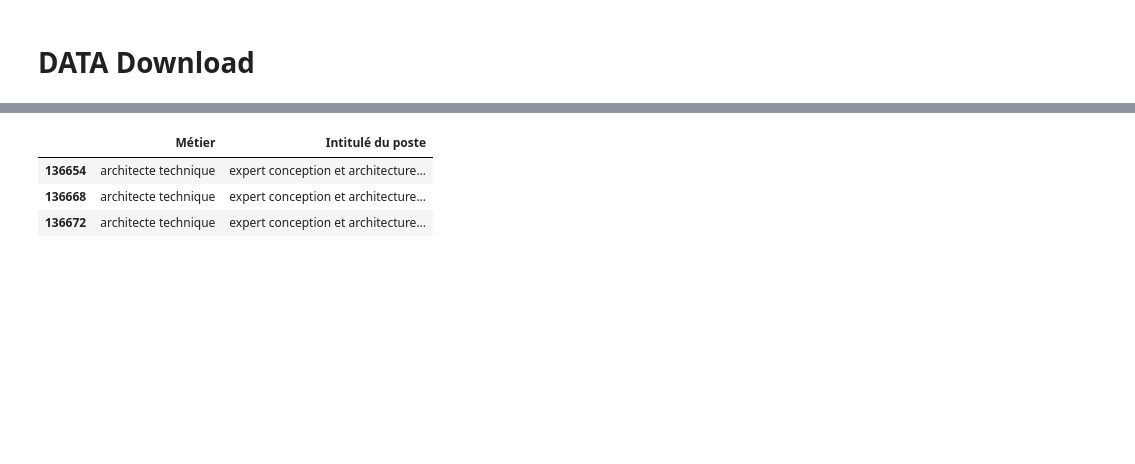
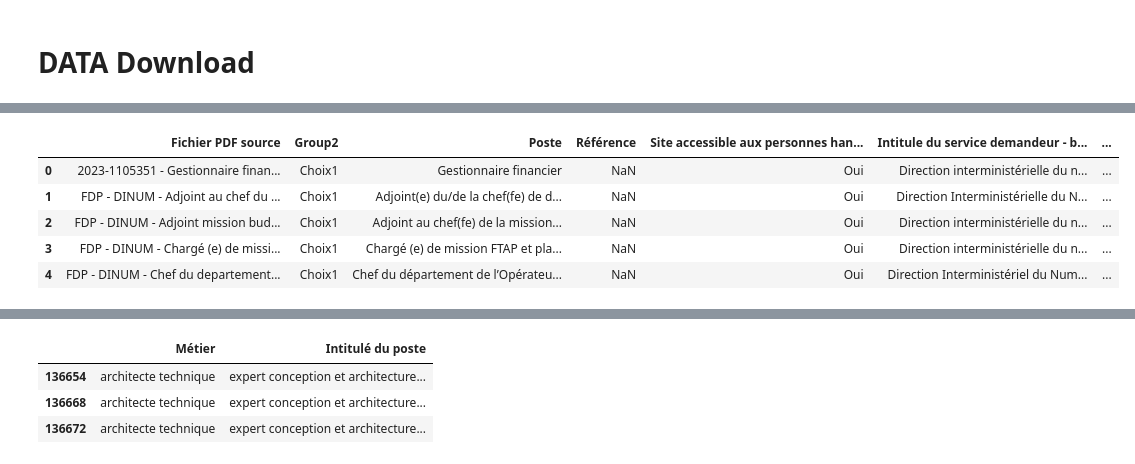
Before and after one commit to johnplt/ted, a Jupyter notebook: notebook/ted.ipynb, the cells around one changed output, grey strips where cells are left out. Drawn from its saved outputs; the diff is of its cells as text; code cells hidden in the pictures; blank space fills up the shorter version.

```diff
--- a/notebook/ted.ipynb
+++ b/notebook/ted.ipynb
@@ -96,0 +102,3 @@ with fs.open(FILE_PATH_TED_S3+"/Bulloterie_10_Saison_2.xlsx", mode="rb") as file
+# %%
+with fs.open(FILE_PATH_TED_S3+"/dila_refOrga_admin_Etat_fr_20230505.json", mode="rb") as file_in:
+    orga =  pd.read_json(file_in)
@@ -97,3 +121,15 @@ with fs.open(FILE_PATH_TED_S3+"/Bulloterie_10_Saison_2.xlsx", mode="rb") as file
+# %%
+with fs.open(BUCKET_CLEM+"/Fiche de Poste DINUM - francetransfert-3595970061- pdf.csv", mode="rb") as file_in:
+    fdp_dinum_df = pd.read_csv(file_in, sep=";",encoding='Windows-1252')
+# %%
+fdp_dinum_df.head(5)
+# %% [output]
+|  | Fichier PDF source | Group2 | Poste | Référence | Site accessible aux personnes han... | Intitule du service demandeur - b... | ... |
+| 0 | 2023-1105351 - Gestionnaire finan... | Choix1 | Gestionnaire financier | NaN | Oui | Direction interministérielle du n... | ... |
+| 1 | FDP - DINUM - Adjoint au chef du ... | Choix1 | Adjoint(e) du/de la chef(fe) de d... | NaN | Oui | Direction Interministérielle du N... | ... |
+| 2 | FDP - DINUM - Adjoint mission bud... | Choix1 | Adjoint au chef(fe) de la mission... | NaN | Oui | Direction interministérielle du n... | ... |
+| 3 | FDP - DINUM - Chargé (e) de missi... | Choix1 | Chargé (e) de mission FTAP et pla... | NaN | Oui | Direction interministérielle du n... | ... |
+| 4 | FDP - DINUM - Chef du departement... | Choix1 | Chef du département de l’Opérateu... | NaN | Oui | Direction Interministériel du Num... | ... |
 # %%
 offres_df = pd.concat([offres_2023_df,offres_2022_df])
 # %%
```
Also changed, not shown: parts of 5 cells of this notebook.
